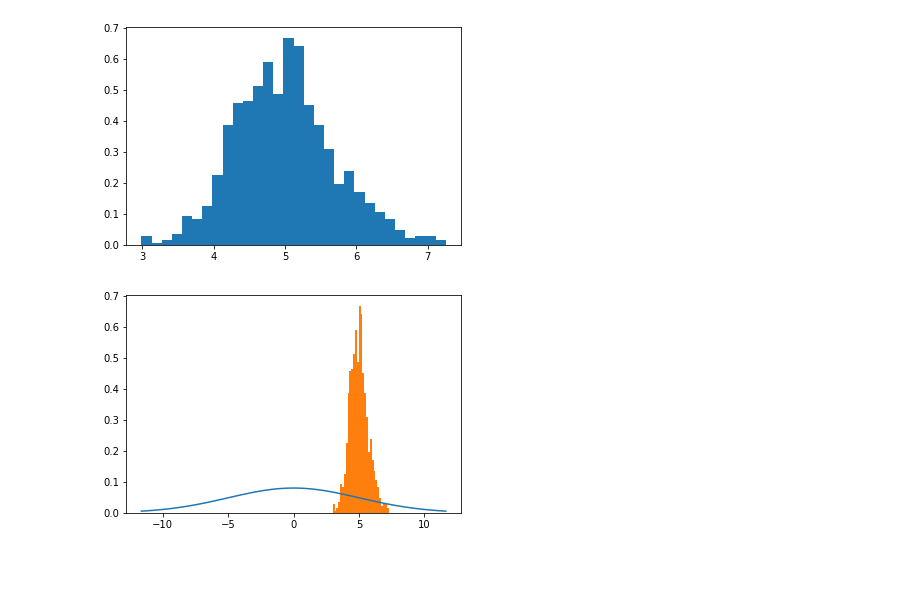
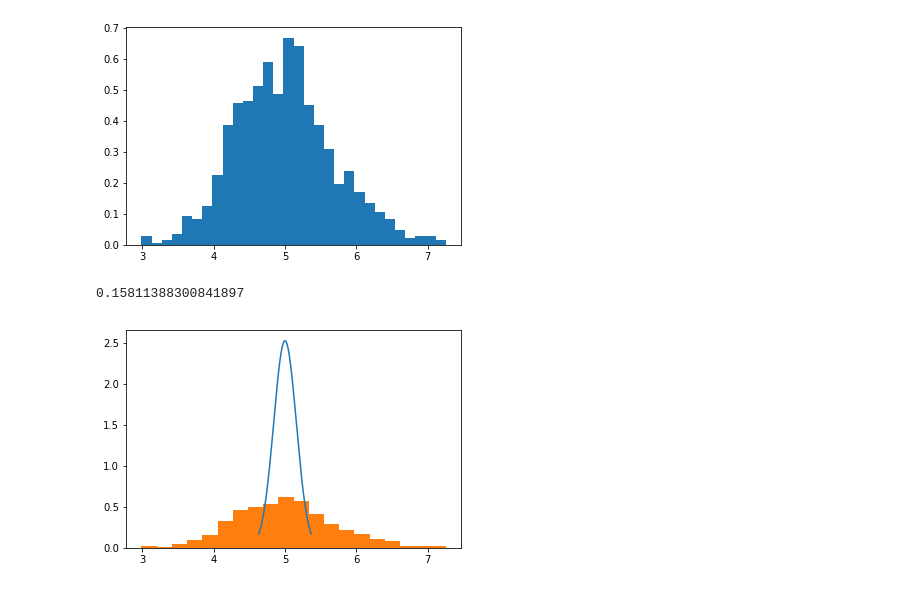
Before and after one commit to diman4ik/YandexML, a Jupyter notebook: week4/zpt.ipynb, the cells around one changed output. Drawn from its saved outputs; the diff is of its cells as text; code cells hidden in the pictures.

```diff
--- a/week4/zpt.ipynb
+++ b/week4/zpt.ipynb
@@ -81,12 +81,18 @@ plt.show()
 mo = 5
 # %%
 sigma = 25
+# %%
+scale = 5/(1000**0.5)
+# %%
+scale
+# %% [output]
+0.15811388300841897
 # %%
-norm_rv = sts.norm(scale=5)
-x = np.linspace(norm_rv.ppf(0.01),norm_rv.ppf(0.99),100)
+norm_rv = sts.norm(loc=5, scale=scale)
+x = np.linspace(norm_rv.ppf(0.01),norm_rv.ppf(0.99),1000)
 pdf = norm_rv.pdf(x)
 plt.plot(x, pdf)
-plt.hist(means, normed=True, histtype='bar',bins=30)
+plt.hist(means, normed=True, histtype='bar',bins=20)
 plt.show()
 # %% [output]
-[figure, old version]
+[figure, new version]
```
